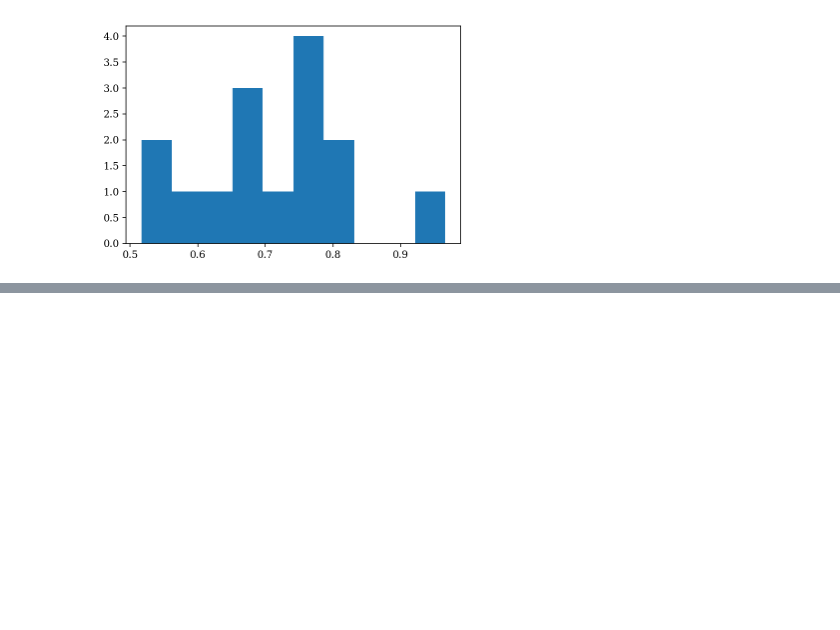
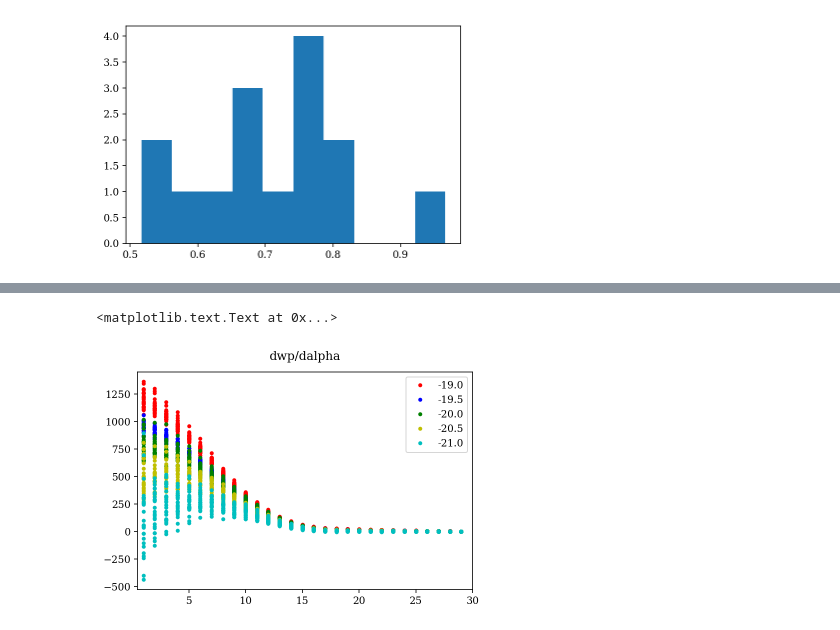
Before and after one commit to KuanWang-Astro/Fisher-paper-version, a Jupyter notebook: Plot_df-dp.ipynb, the cells around one changed output, grey strips where cells are left out. Drawn from its saved outputs; the diff is of its cells as text; code cells hidden in the pictures; blank space fills up the shorter version.

```diff
--- a/Plot_df-dp.ipynb
+++ b/Plot_df-dp.ipynb
@@ -98,0 +121,21 @@ plt.hist(np.sqrt(postcov_d20p5[:,5,5]))
+# %%
+def plot_dfdp(locfitdict,key,i,color,label):
+    l = 1
+    for seed in locfitdict.keys():
+        if l:
+            plt.plot(locfitdict[seed][key][i],'.',c=color,label=label)
+            l = 0
+        else:
+            plt.plot(locfitdict[seed][key][i],'.',c=color)
+# %%
+plot_dfdp(locfit_dict_19p0,'w',0,'r','-19.0')
+plot_dfdp(locfit_dict_19p5,'w',0,'b','-19.5')
+plot_dfdp(locfit_dict_20p0,'w',0,'g','-20.0')
+plot_dfdp(locfit_dict_20p5,'w',0,'y','-20.5')
+plot_dfdp(locfit_dict_21p0,'w',0,'c','-21.0')
+plt.xlim(0.5,30)
+plt.legend()
+plt.title('dwp/dalpha')
+# %% [output]
+<matplotlib.text.Text at 0x...>
+[figure, added]
```
Also changed, not shown: parts of 12 cells of this notebook, 3 other files.
